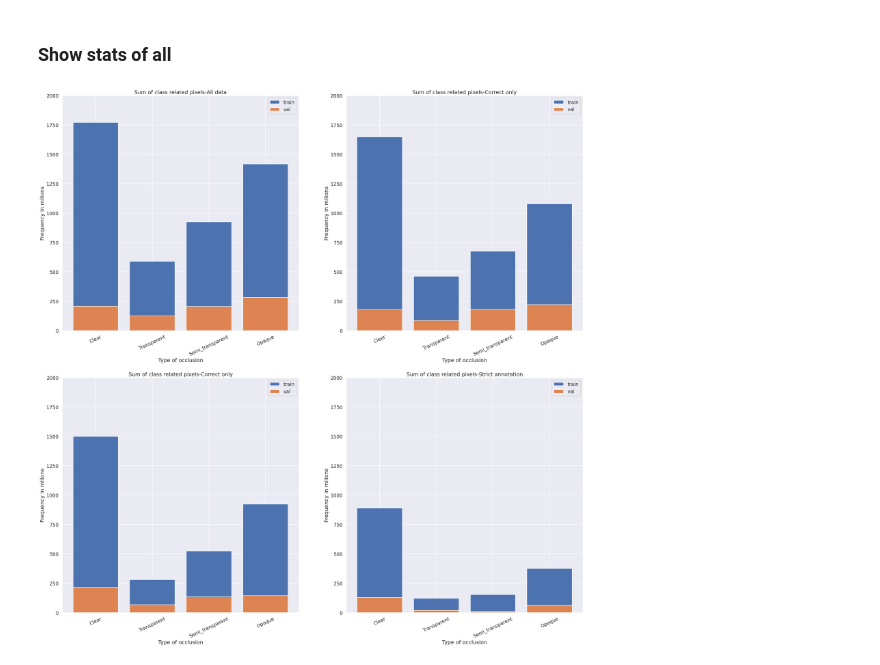
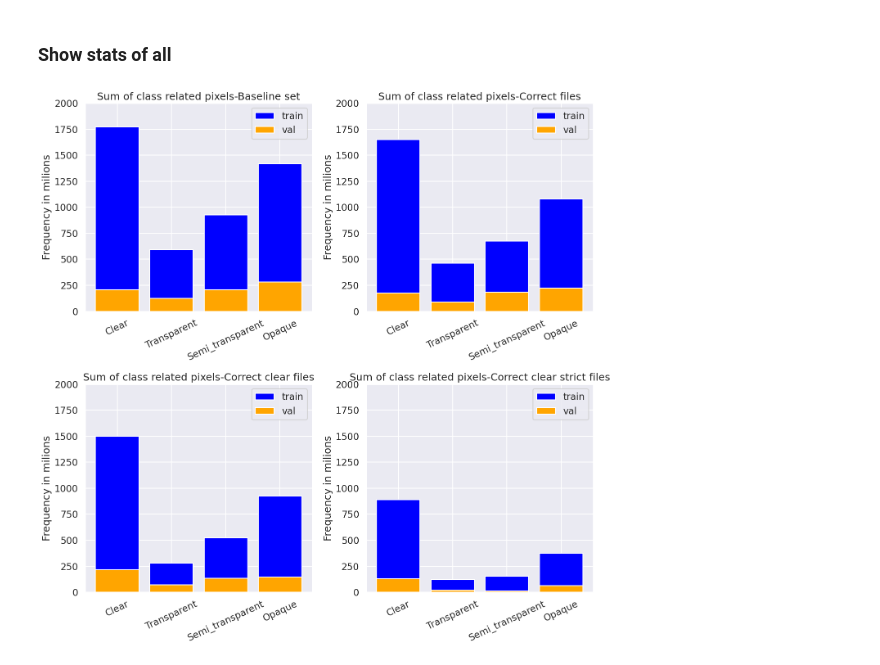
Before and after one commit to filipberanek/woodscape_revision, a Jupyter notebook: helpers/data_selection.ipynb, the cells around one changed output. Saved outputs shown, nothing was run; the diff lists cells and outputs as text; code cells hidden in the pictures.

```diff
--- a/helpers/data_selection.ipynb
+++ b/helpers/data_selection.ipynb
@@ -130,4 +133,4 @@ rgbLabelsPath_test = pathlib.Path(r"/home/fberanek/Desktop/datasets/segmentation
 # %%
-gtLabelsPath_train = pathlib.Path(r"/home/fberanek/Desktop/datasets/segmentation/semantic/new_soiling2/train/gtLabels")
-rgbImagesPath_train = pathlib.Path(r"/home/fberanek/Desktop/datasets/segmentation/semantic/new_soiling2/train/rgbImages")
-rgbLabelsPath_train = pathlib.Path(r"/home/fberanek/Desktop/datasets/segmentation/semantic/new_soiling2/train/rgbLabels")
+gtLabelsPath_train = pathlib.Path(r"../woodscape_preprocessed/train/gtLabels")
+rgbImagesPath_train = pathlib.Path(r"../woodscape_preprocessed/train/rgbImages")
+rgbLabelsPath_train = pathlib.Path(r"../woodscape_preprocessed/train/rgbLabels")
@@ -459,54 +482,56 @@ dtype: object
 # %% [markdown]
 ### Show stats of all
 # %%
-fig,axs = plt.subplots(2,2,figsize=(32,32))
+colors = ["blue","orange"]
+fig,axs = plt.subplots(2,2,figsize=(14,14))
 classes = ["Clear", "Transparent", "Semi_transparent", "Opaque"]
 # All data
 axs[0,0].bar(classes,
-        (train_all_stats[classes].sum().values)/1000000, label = "train")
+        (train_all_stats[classes].sum().values)/1000000, label = "train", color = colors[0])
 axs[0,0].bar(classes,
-        (val_all_stats[classes].sum().values)/1000000, label = "val")
-axs[0,0].set_xlabel("Type of occlusion")
+        (val_all_stats[classes].sum().values)/1000000, label = "val", color = colors[1])
+#axs[0,0].set_xlabel("Type of occlusion")
 axs[0,0].set_ylabel("Frequency in milions" )
 axs[0,0].set_xticklabels(classes, rotation = 25)
-axs[0,0].set_title(f"Sum of class related pixels-All data")
+axs[0,0].set_title(f"Sum of class related pixels-Baseline set")
 axs[0,0].set_ylim([0,2000])
 axs[0,0].legend()
 # Correct
 axs[0,1].bar(classes,
-        (train_correct_stats[classes].sum().values)/1000000, label = "train")
+        (train_correct_stats[classes].sum().values)/1000000, label = "train", color = colors[0])
 axs[0,1].bar(classes,
-        (val_correct_stats[classes].sum().values)/1000000, label = "val")
-axs[0,1].set_xlabel("Type of occlusion")
+        (val_correct_stats[classes].sum().values)/1000000, label = "val", color = colors[1])
+#axs[0,1].set_xlabel("Type of occlusion")
 axs[0,1].set_ylabel("Frequency in milions" )
 axs[0,1].set_xticklabels(classes, rotation = 25)
-axs[0,1].set_title(f"Sum of class related pixels-Correct only")
+axs[0,1].set_title(f"Sum of class related pixels-Correct files")
 axs[0,1].set_ylim([0,2000])
 axs[0,1].legend()
 # Clear
 axs[1,0].bar(classes,
-        (train_clear_stats[classes].sum().values)/1000000, label = "train")
+        (train_clear_stats[classes].sum().values)/1000000, label = "train", color = colors[0])
 axs[1,0].bar(classes,
-        (val_clear_stats[classes].sum().values)/1000000, label = "val")
-axs[1,0].set_xlabel("Type of occlusion")
+        (val_clear_stats[classes].sum().values)/1000000, label = "val", color = colors[1])
+#axs[1,0].set_xlabel("Type of occlusion")
 axs[1,0].set_ylabel("Frequency in milions" )
 axs[1,0].set_xticklabels(classes, rotation = 25)
-axs[1,0].set_title(f"Sum of class related pixels-Correct only")
+axs[1,0].set_title(f"Sum of class related pixels-Correct clear files")
 axs[1,0].set_ylim([0,2000])
 axs[1,0].legend()
 # Strict annotation
 axs[1,1].bar(classes,
-        (train_strict_stats[classes].sum().values)/1000000, label = "train")
+        (train_strict_stats[classes].sum().values)/1000000, label = "train", color = colors[0])
 axs[1,1].bar(classes,
-        (val_strict_stats[classes].sum().values)/1000000, label = "val")
-axs[1,1].set_xlabel("Type of occlusion")
+        (val_strict_stats[classes].sum().values)/1000000, label = "val", color = colors[1])
+#axs[1,1].set_xlabel("Type of occlusion")
 axs[1,1].set_ylabel("Frequency in milions" )
 axs[1,1].set_xticklabels(classes, rotation = 25)
-axs[1,1].set_title(f"Sum of class related pixels-Strict annotation")
+axs[1,1].set_title(f"Sum of class related pixels-Correct clear strict files")
 axs[1,1].set_ylim([0,2000])
 axs[1,1].legend()
-
+plt.tight_layout()
 plt.legend()
+plt.savefig("split_of_training_and_val_dataset.pdf")
 plt.show()
 # %% [output]
-[figure, old version]
+[figure, new version]
```
Also changed, not shown: parts of 29 cells of this notebook, 1 other file.
